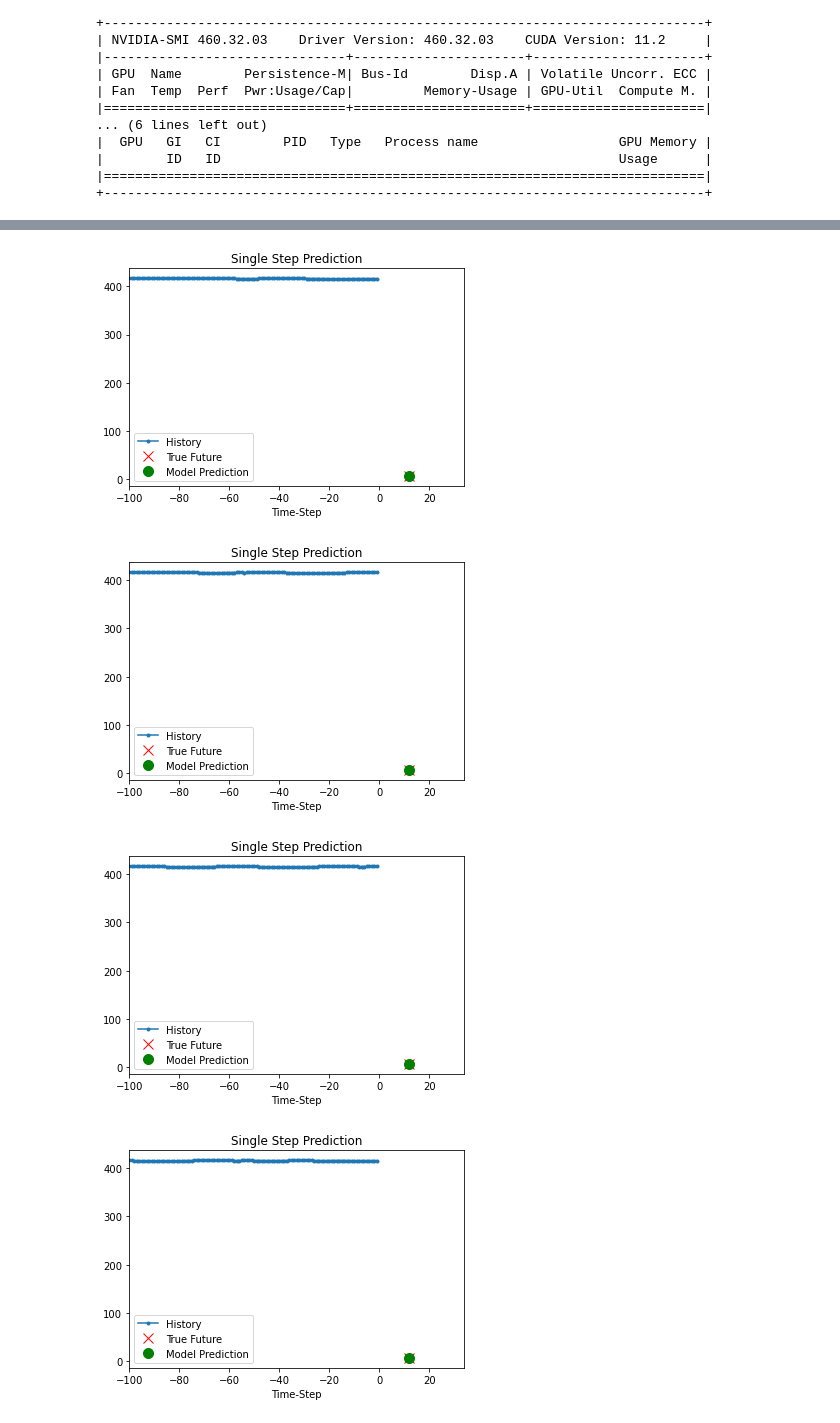
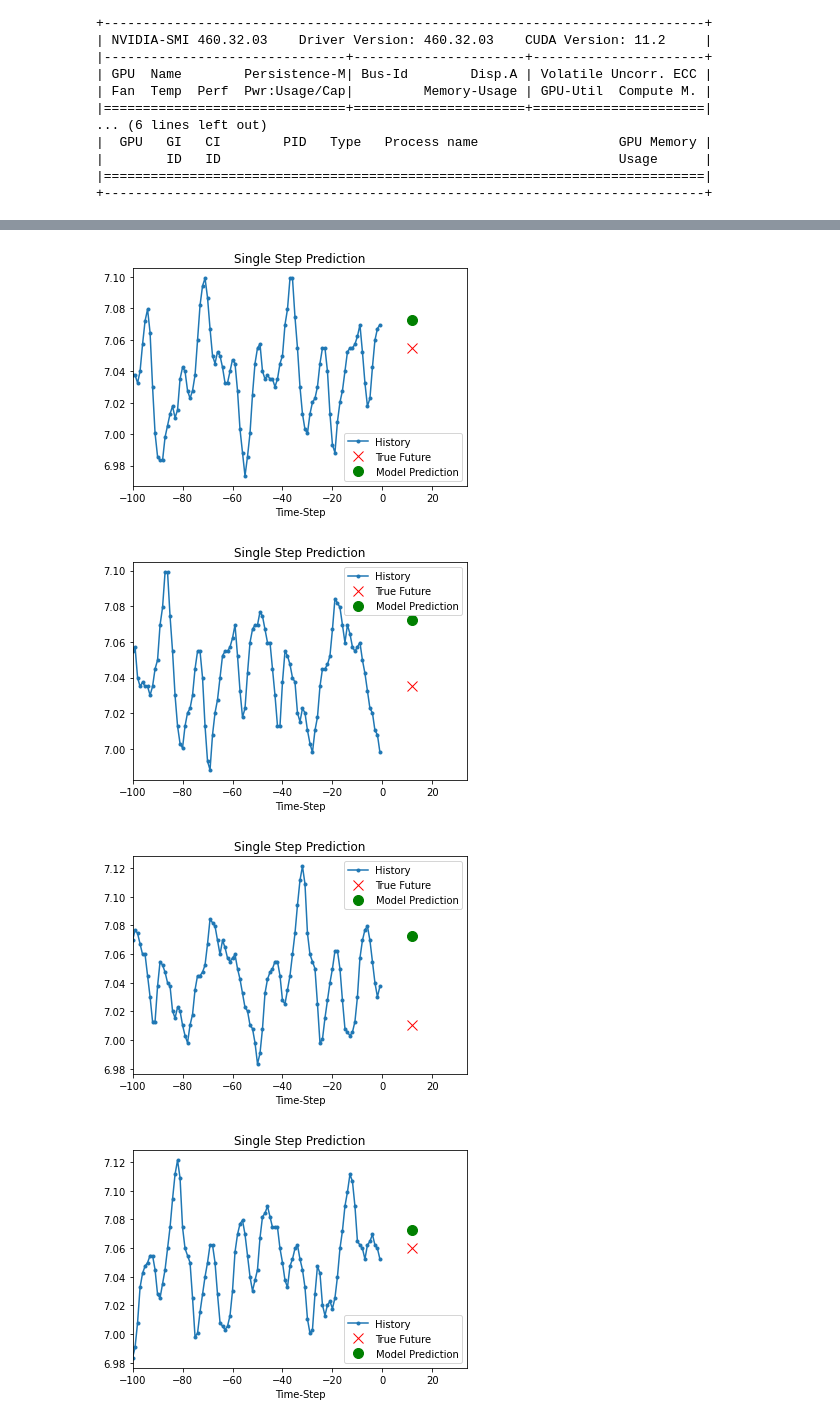
Before and after one commit to wengangmao/vattenfall, a Jupyter notebook: _build/jupyter_execute/contents/codes/Keras_LSTM.ipynb, the cells around one changed output, grey strips where cells are left out. Saved outputs shown, nothing was run; the diff lists cells and outputs as text; code cells hidden in the pictures.

```diff
--- a/_build/jupyter_execute/contents/codes/Keras_LSTM.ipynb
+++ b/_build/jupyter_execute/contents/codes/Keras_LSTM.ipynb
@@ -59,7 +62,7 @@ fig2 = plot_features.plot(subplots=True, figsize=(15, 10))
 # %% [markdown]
 ### 2.1, resample the data with low-resolution
 # %%
-df_train = df[feature_keys[0:7:2]][int(len(df)*0.2):int(len(df)*0.8):10]
+df_train = df[feature_keys[[0, 1, 2, 3]+[6]+[5]]][int(len(df)*0.2):int(len(df)*0.8):10]
 display(Markdown('<span style="color:red; font-size:30px">**No. of the values in the training dataset is: %d**</span>' %len(df_train)))
 
 # plot the data and check their variations along time
@@ -103,9 +106,9 @@ df_train = df_train.reset_index(drop=True)
 
 split_fraction = 0.8
 train_split = int(df_train.shape[0]*split_fraction)
-past = 1000
-future = 100
-step = 10
+past = 100
+future = 10
+step = 1
 learning_rate = 0.01
 batch_size = 50
 epochs = 10
@@ -118,7 +121,7 @@ val_data = df_train.loc[train_split:]
 start = past + future
 end = start + train_split
 x_train = train_data.values
-y_train = df_train.iloc[start:end]['head_net'].values
+y_train = df_train.iloc[start:end]['head_gross'].values
 y_train = y_train[:, np.newaxis]
 
 sequence_length = int(past/step)
@@ -135,7 +138,7 @@ x_end = len(val_data) - past - future
 label_start = train_split + past + future
 
 x_val = val_data.iloc[:x_end].values
-y_val = val_data.loc[label_start:]['head_net'].values
+y_val = val_data.loc[label_start:]['head_gross'].values
 y_val = y_val[:, np.newaxis]
 
 
@@ -265,35 +327,35 @@ visualize_loss(history, "Training and Validation Loss")
 # %%
 # Prediciton
 def show_plot(plot_data, delta, title):
     labels = ["History", "True Future", "Model Prediction"]
     marker = [".-", "rx", "go"]
     time_steps = list(range(-(plot_data[0].shape[0]), 0))
     if delta:
         future = delta
     else:
         future = 0
 
     plt.title(title)
     for i, val in enumerate(plot_data):
         if i:
             plt.plot(future, plot_data[i], marker[i], markersize=10, label=labels[i])
         else:
             plt.plot(time_steps, plot_data[i].flatten(), marker[i], label=labels[i])
     plt.legend()
     plt.xlim([time_steps[0], (future + 5) * 2])
     plt.xlabel("Time-Step")
     plt.show()
     return
 
 
 for x, y in dataset_val.take(5):
     show_plot(
-        [x[0][:, 1].numpy(), y[0].numpy(), model.predict(x)[0]],
+        [x[0][:, 5].numpy(), y[0].numpy(), model.predict(x)[0]],
         12,
         "Single Step Prediction",
     )
 # %% [output]
-[figure, old version]
+[figure, new version]
-[figure, old version]
+[figure, new version]
-[figure, old version]
+[figure, new version]
-[figure, old version]
+[figure, new version]
```
Also changed, not shown: parts of 18 cells of this notebook, 44 other files.
